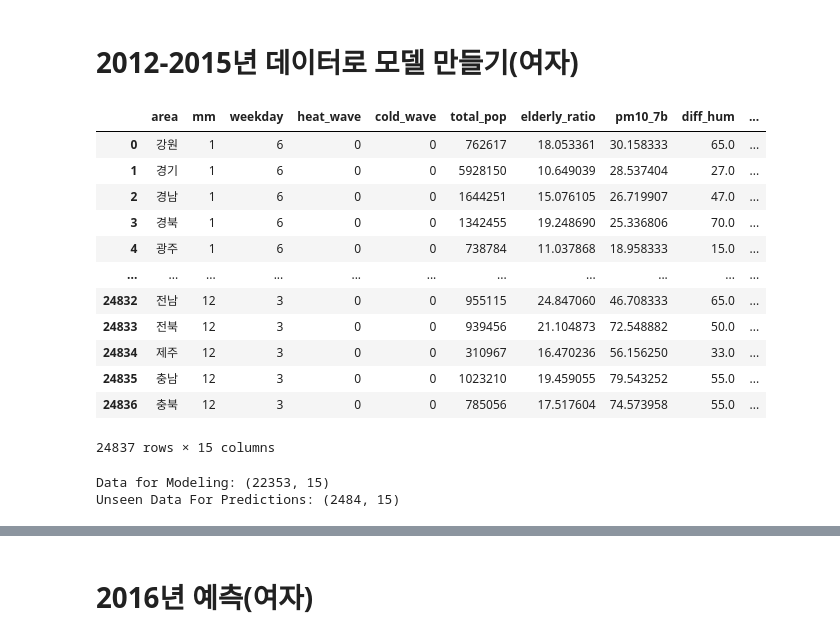
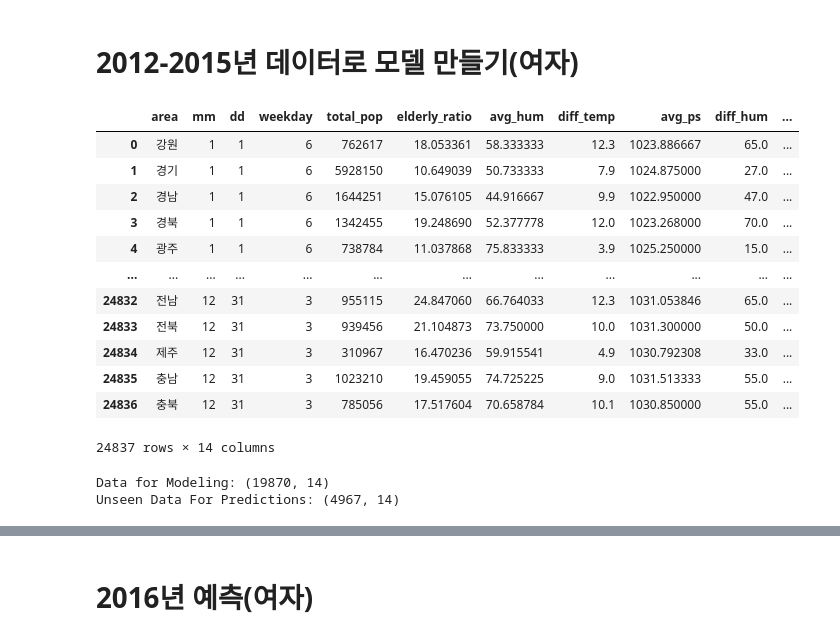
Before and after one commit to leech2193/weather_hospital_sowhat, a Jupyter notebook: 20220802_verification_changhun.ipynb, the cells around one changed output, grey strips where cells are left out. Cells and saved outputs as stored; diff of their text form; code cells hidden in the pictures.

```diff
--- a/20220802_verification_changhun.ipynb
+++ b/20220802_verification_changhun.ipynb
@@ -212,24 +269,29 @@ prediction_male = predict_model(male_final_model, data = test_male3)
 # %% [markdown]
 # 2012-2015년 데이터로 모델 만들기(여자)
 # %%
-dataset_female = pd.read_csv('./hospital_female_0802_test2.csv', encoding='cp949')
+dataset_female = pd.read_csv('./hospital_female_0802_test3.csv', encoding='cp949')
 dataset_female = dataset_female[dataset_female['yyyy'].astype(str).str.contains('2012|2013|2014|2015')].reset_index(drop=True)#2016년 전만 추출
-female_df = dataset_female[['area','mm','weekday','heat_wave','cold_wave','total_pop','elderly_ratio',
-          'pm10_7b','diff_hum','diff_temp','avg_ps',
-          'avg_age','min_max_ps', 'sum_rn','frequency']]
+# dataset_female.drop(columns=['sex'], inplace=True)
+# dataset_female.to_csv('female_df.csv', encoding='cp949')
+female_df = dataset_female[['area','mm','dd','weekday','total_pop','elderly_ratio',
+                          'avg_hum','diff_temp','avg_ps','diff_hum','pm10_7b',
+                          'avg_age','min_temp','frequency']]
+#     ['area','mm','weekday','heat_wave','cold_wave','total_pop','elderly_ratio',
+#           'pm10_7b','diff_hum','diff_temp','avg_ps',
+#           'avg_age','min_max_ps','frequency']]
 # fixed_df = dataset2[['area', 'mm', 'frequency','total_pop', 'elderly_ratio','so2','pm10','rhm_min_avg_dif','min_max_Ta','avg_ps']]
 female_df
 # %% [output]
-|  | area | mm | weekday | heat_wave | cold_wave | total_pop | elderly_ratio | pm10_7b | diff_hum | ... |
-| 0 | 강원 | 1 | 6 | 0 | 0 | 762617 | 18.053361 | 30.158333 | 65.0 | ... |
-| 1 | 경기 | 1 | 6 | 0 | 0 | 5928150 | 10.649039 | 28.537404 | 27.0 | ... |
-| 2 | 경남 | 1 | 6 | 0 | 0 | 1644251 | 15.076105 | 26.719907 | 47.0 | ... |
-| 3 | 경북 | 1 | 6 | 0 | 0 | 1342455 | 19.248690 | 25.336806 | 70.0 | ... |
-| 4 | 광주 | 1 | 6 | 0 | 0 | 738784 | 11.037868 | 18.958333 | 15.0 | ... |
-| ... | ... | ... | ... | ... | ... | ... | ... | ... | ... | ... |
-| 24832 | 전남 | 12 | 3 | 0 | 0 | 955115 | 24.847060 | 46.708333 | 65.0 | ... |
-| 24833 | 전북 | 12 | 3 | 0 | 0 | 939456 | 21.104873 | 72.548882 | 50.0 | ... |
-| 24834 | 제주 | 12 | 3 | 0 | 0 | 310967 | 16.470236 | 56.156250 | 33.0 | ... |
-| 24835 | 충남 | 12 | 3 | 0 | 0 | 1023210 | 19.459055 | 79.543252 | 55.0 | ... |
-| 24836 | 충북 | 12 | 3 | 0 | 0 | 785056 | 17.517604 | 74.573958 | 55.0 | ... |
+|  | area | mm | dd | weekday | total_pop | elderly_ratio | avg_hum | diff_temp | avg_ps | diff_hum | ... |
+| 0 | 강원 | 1 | 1 | 6 | 762617 | 18.053361 | 58.333333 | 12.3 | 1023.886667 | 65.0 | ... |
+| 1 | 경기 | 1 | 1 | 6 | 5928150 | 10.649039 | 50.733333 | 7.9 | 1024.875000 | 27.0 | ... |
+| 2 | 경남 | 1 | 1 | 6 | 1644251 | 15.076105 | 44.916667 | 9.9 | 1022.950000 | 47.0 | ... |
+| 3 | 경북 | 1 | 1 | 6 | 1342455 | 19.248690 | 52.377778 | 12.0 | 1023.268000 | 70.0 | ... |
+| 4 | 광주 | 1 | 1 | 6 | 738784 | 11.037868 | 75.833333 | 3.9 | 1025.250000 | 15.0 | ... |
+| ... | ... | ... | ... | ... | ... | ... | ... | ... | ... | ... | ... |
+| 24832 | 전남 | 12 | 31 | 3 | 955115 | 24.847060 | 66.764033 | 12.3 | 1031.053846 | 65.0 | ... |
+| 24833 | 전북 | 12 | 31 | 3 | 939456 | 21.104873 | 73.750000 | 10.0 | 1031.300000 | 50.0 | ... |
+| 24834 | 제주 | 12 | 31 | 3 | 310967 | 16.470236 | 59.915541 | 4.9 | 1030.792308 | 33.0 | ... |
+| 24835 | 충남 | 12 | 31 | 3 | 1023210 | 19.459055 | 74.725225 | 9.0 | 1031.513333 | 55.0 | ... |
+| 24836 | 충북 | 12 | 31 | 3 | 785056 | 17.517604 | 70.658784 | 10.1 | 1030.850000 | 55.0 | ... |
-24837 rows × 15 columns
+24837 rows × 14 columns
@@ -236,5 +319,5 @@ female_df
 # %%
-female_data = female_df.sample(frac=0.9, random_state=786)
+female_data = female_df.sample(frac=0.8, random_state=786)
 female_data_unseen = female_df.drop(female_data.index)
 
 female_data.reset_index(drop=True, inplace=True)
@@ -243,5 +326,5 @@ female_data_unseen.reset_index(drop=True, inplace=True)
 print('Data for Modeling: ' + str(female_data.shape))
 print('Unseen Data For Predictions: ' + str(female_data_unseen.shape))
 # %% [output]
-Data for Modeling: (22353, 15)
-Unseen Data For Predictions: (2484, 15)
+Data for Modeling: (19870, 14)
+Unseen Data For Predictions: (4967, 14)
```
Also changed, not shown: parts of 36 cells of this notebook.
